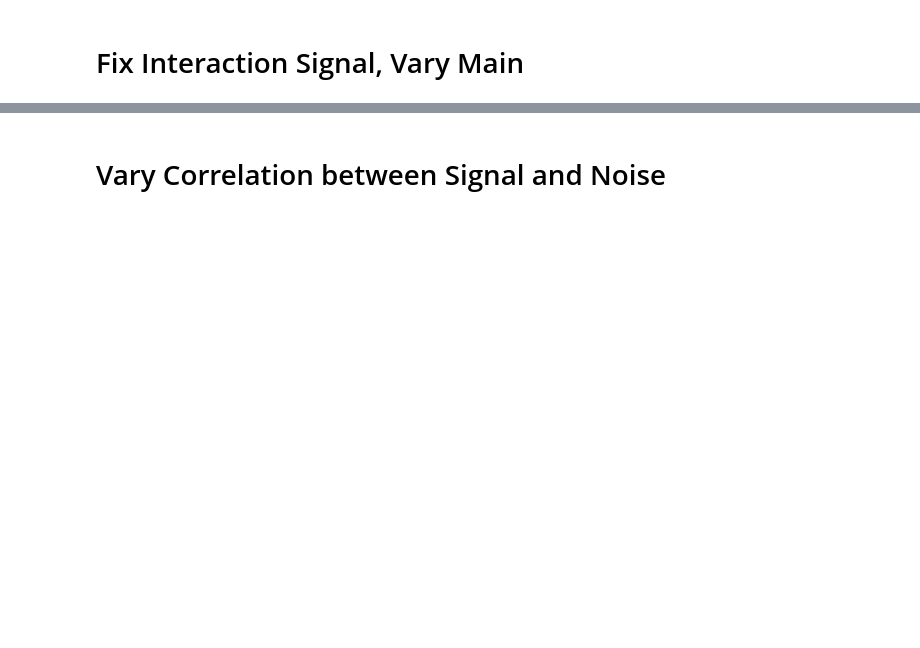
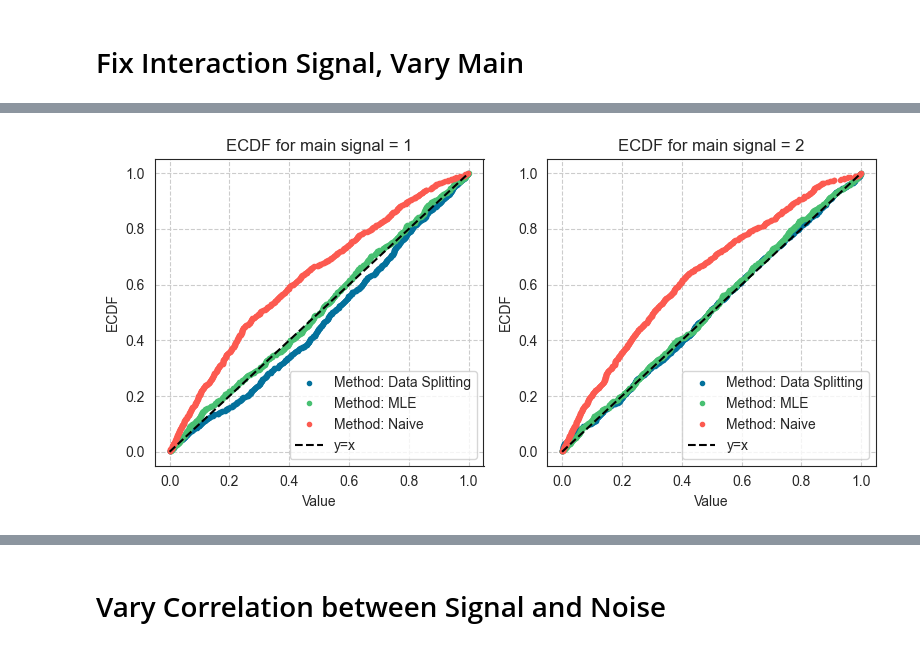
Before and after one commit to yiling-h/SI-Interaction, a Jupyter notebook: selectinf/Simulation/H1/nonlinear_H1.ipynb, the cells around one changed output, grey strips where cells are left out. Drawn from its saved outputs; the diff is of its cells as text; code cells hidden in the pictures; blank space fills up the shorter version.

```diff
--- a/selectinf/Simulation/H1/nonlinear_H1.ipynb
+++ b/selectinf/Simulation/H1/nonlinear_H1.ipynb
@@ -15,6 +15,24 @@ from selectinf.Simulation.simulation_helpers import (naive_inference_inter,
                                                      MLE_inference_inter)
 from selectinf.Simulation.plotting_helpers import *
 from selectinf.Simulation.H1.nonlinear_H1_helpers import *
+# %%
+from operator import le, ge
+def filter_pval_dict_new(target_dict, threshold=0.05, operator=le, p_flag="pivot"):
+    grouped_targets = pd.DataFrame(target_dict).groupby(['parameter', 'method'])
+    filtered_dict = {}
+    # Filter by
+    for name, group in grouped_targets:
+        # Subset the selected targets
+        selected_targets_id = operator(np.abs(group['target']), threshold)
+        selected_targets = group[p_flag][selected_targets_id]
+        # Then filtered_dict.keys must be a dictionary
+        if name[0] in filtered_dict.keys():
+            filtered_dict[name[0]][name[1]] = selected_targets.tolist()
+        else:
+            filtered_dict[name[0]] = {}
+            filtered_dict[name[0]][name[1]] = selected_targets.tolist()
+
+    return filtered_dict
 # %%
 args = [(i*2, (i+1)*2) for i in range(4)]
 with mp.Pool(processes=4) as pool:
@@ -326,3 +315,12 @@ plot_ecdfs(pval_dict, xaxis="main signal")
+# %%
+## Plotting dict: SNR - Method - List of pvals
+## Plotting dict: SNR - Method - List of pvals
+filtered_dict = filter_pval_dict_new(target_dict, threshold = 0,
+                                 operator=ge)
+# %%
+plot_ecdfs(filtered_dict, xaxis="main signal")
+# %% [output]
+[figure, added]
 # %%
 plot_multi_targets(target_dict, xaxis="main signal")
 # %% [output]
```
Also changed, not shown: parts of 30 cells of this notebook, 19 other files.
